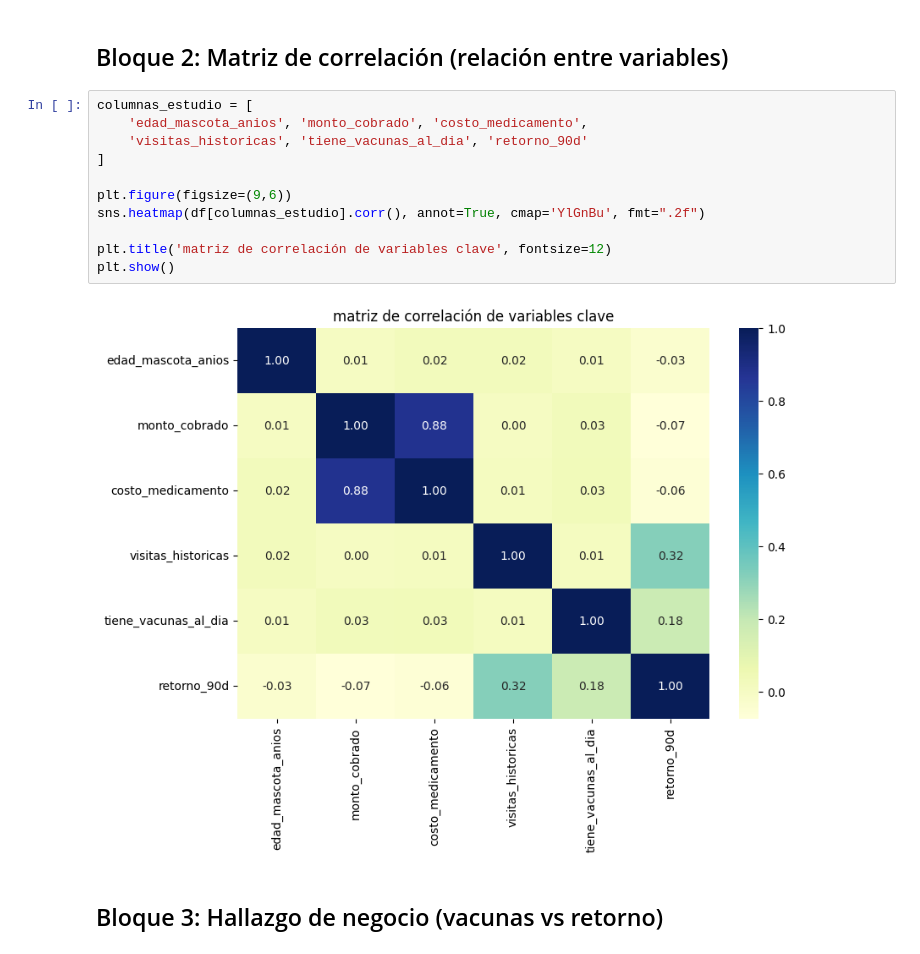
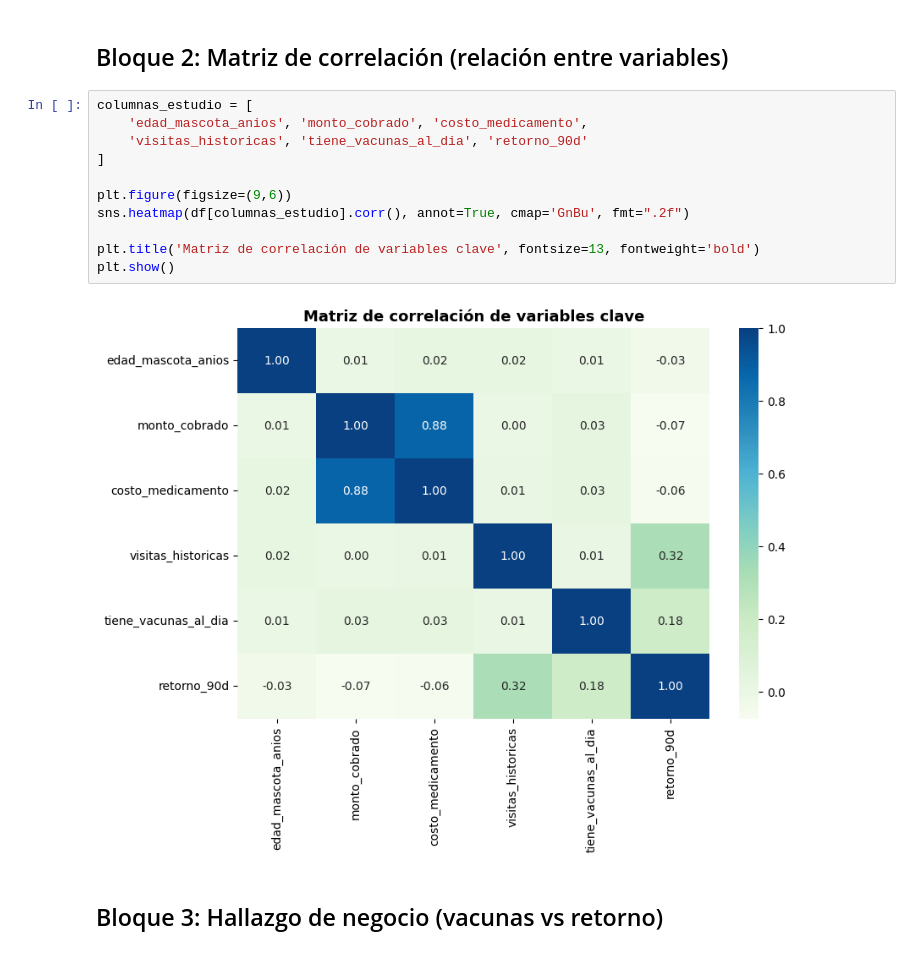
Before and after one commit to daemon1s/vetsur-ml-fastapi-nextjs, a Jupyter notebook: notebooks/vetsur.ipynb, the cells around one changed output. Cells and saved outputs as stored; diff of their text form.

```diff
--- a/notebooks/vetsur.ipynb
+++ b/notebooks/vetsur.ipynb
@@ -149,16 +141,16 @@ Passing `palette` without assigning `hue` is deprecated and will be removed in v
 # %%
 columnas_estudio = [
     'edad_mascota_anios', 'monto_cobrado', 'costo_medicamento',
     'visitas_historicas', 'tiene_vacunas_al_dia', 'retorno_90d'
 ]
 
 plt.figure(figsize=(9,6))
-sns.heatmap(df[columnas_estudio].corr(), annot=True, cmap='YlGnBu', fmt=".2f")
+sns.heatmap(df[columnas_estudio].corr(), annot=True, cmap='GnBu', fmt=".2f")
 
-plt.title('matriz de correlación de variables clave', fontsize=12)
+plt.title('Matriz de correlación de variables clave', fontsize=13, fontweight='bold')
 plt.show()
 # %% [output]
-[figure, old version]
+[figure, new version]
 # %% [markdown]
 ## Bloque 3: Hallazgo de negocio (vacunas vs retorno)
 # %%
```
Also changed, not shown: parts of 23 cells of this notebook, 12 other files.
